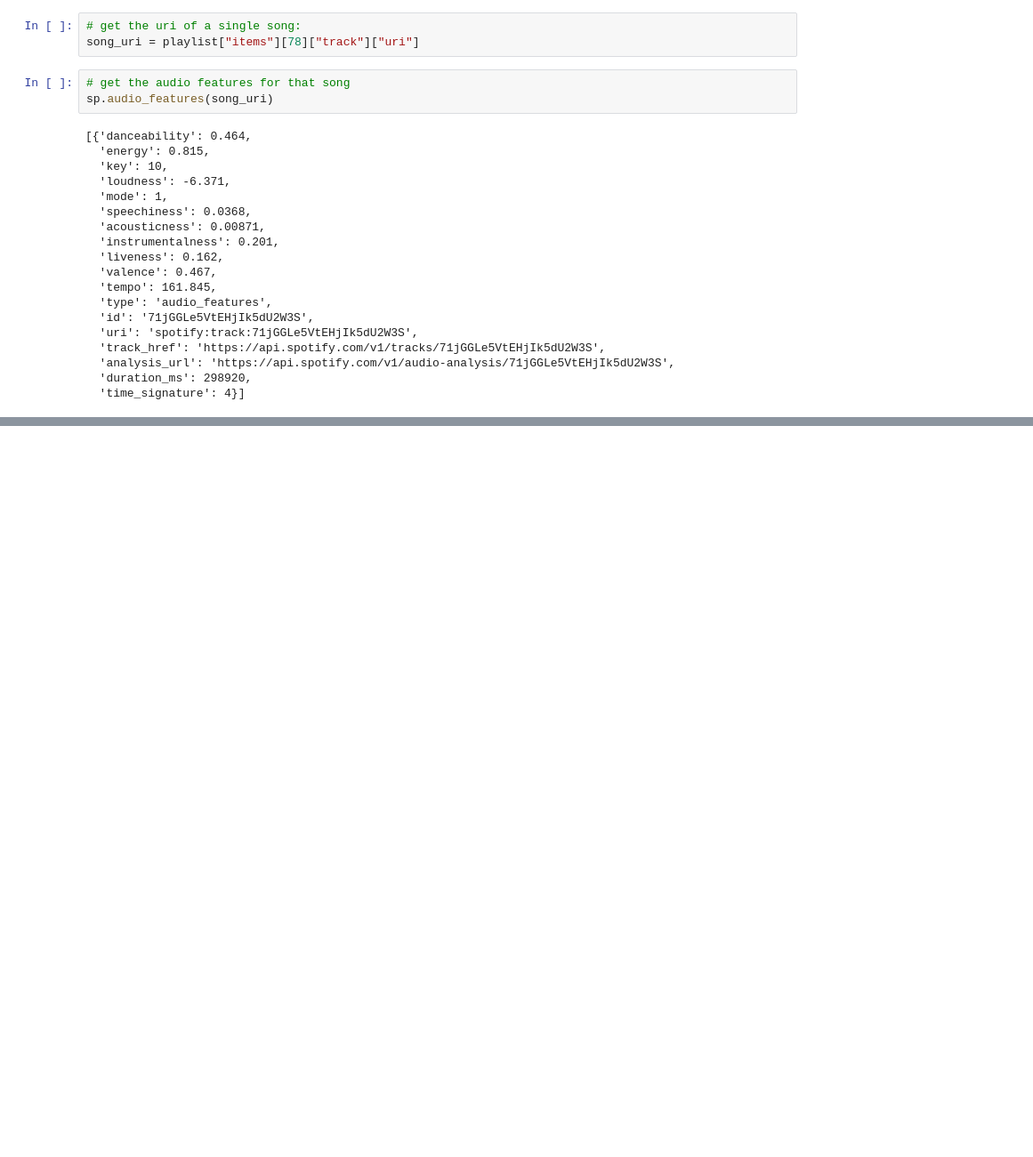
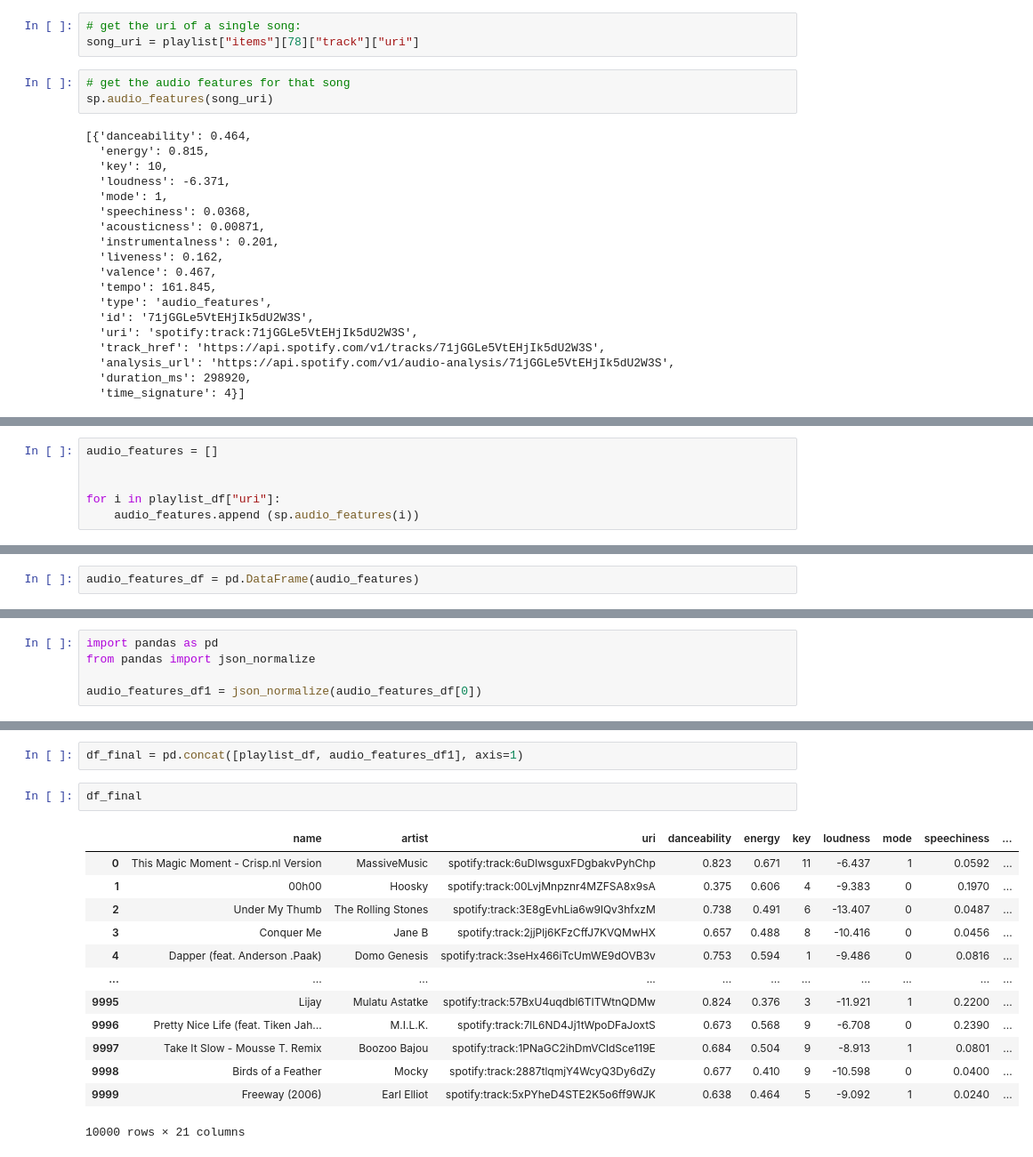
Before and after one commit to anitagashi/Lab-API-Wrappers, a Jupyter notebook: Lab-API-Wrappers.ipynb, the cells around one changed output, grey strips where cells are left out. Shown at 89% size. Saved outputs shown, nothing was run; the diff lists cells and outputs as text; blank space fills up the shorter version.

```diff
--- a/Lab-API-Wrappers.ipynb
+++ b/Lab-API-Wrappers.ipynb
@@ -135,0 +186,6 @@ sp.audio_features(song_uri)
+# %%
+audio_features = []
+
+
+for i in playlist_df["uri"]:
+    audio_features.append (sp.audio_features(i))
@@ -135,0 +212,2 @@ sp.audio_features(song_uri)
+# %%
+audio_features_df = pd.DataFrame(audio_features)
@@ -135,0 +230,5 @@ sp.audio_features(song_uri)
+# %%
+import pandas as pd
+from pandas import json_normalize
+
+audio_features_df1 = json_normalize(audio_features_df[0])
@@ -135,0 +251,18 @@ sp.audio_features(song_uri)
+# %%
+df_final = pd.concat([playlist_df, audio_features_df1], axis=1)
+# %%
+df_final
+# %% [output]
+|  | name | artist | uri | danceability | energy | key | loudness | mode | speechiness | ... |
+| 0 | This Magic Moment - Crisp.nl Version | MassiveMusic | spotify:track:6uDlwsguxFDgbakvPyhChp | 0.823 | 0.671 | 11 | -6.437 | 1 | 0.0592 | ... |
+| 1 | 00h00 | Hoosky | spotify:track:00LvjMnpznr4MZFSA8x9sA | 0.375 | 0.606 | 4 | -9.383 | 0 | 0.1970 | ... |
+| 2 | Under My Thumb | The Rolling Stones | spotify:track:3E8gEvhLia6w9lQv3hfxzM | 0.738 | 0.491 | 6 | -13.407 | 0 | 0.0487 | ... |
+| 3 | Conquer Me | Jane B | spotify:track:2jjPlj6KFzCffJ7KVQMwHX | 0.657 | 0.488 | 8 | -10.416 | 0 | 0.0456 | ... |
+| 4 | Dapper (feat. Anderson .Paak) | Domo Genesis | spotify:track:3seHx466iTcUmWE9dOVB3v | 0.753 | 0.594 | 1 | -9.486 | 0 | 0.0816 | ... |
+| ... | ... | ... | ... | ... | ... | ... | ... | ... | ... | ... |
+| 9995 | Lijay | Mulatu Astatke | spotify:track:57BxU4uqdbl6TITWtnQDMw | 0.824 | 0.376 | 3 | -11.921 | 1 | 0.2200 | ... |
+| 9996 | Pretty Nice Life (feat. Tiken Jah... | M.I.L.K. | spotify:track:7lL6ND4Jj1tWpoDFaJoxtS | 0.673 | 0.568 | 9 | -6.708 | 0 | 0.2390 | ... |
+| 9997 | Take It Slow - Mousse T. Remix | Boozoo Bajou | spotify:track:1PNaGC2ihDmVCldSce119E | 0.684 | 0.504 | 9 | -8.913 | 1 | 0.0801 | ... |
+| 9998 | Birds of a Feather | Mocky | spotify:track:2887tlqmjY4WcyQ3Dy6dZy | 0.677 | 0.410 | 9 | -10.598 | 0 | 0.0400 | ... |
+| 9999 | Freeway (2006) | Earl Elliot | spotify:track:5xPYheD4STE2K5o6ff9WJK | 0.638 | 0.464 | 5 | -9.092 | 1 | 0.0240 | ... |
+10000 rows × 21 columns
```
Also changed, not shown: parts of 8 cells of this notebook, 1 other file.
